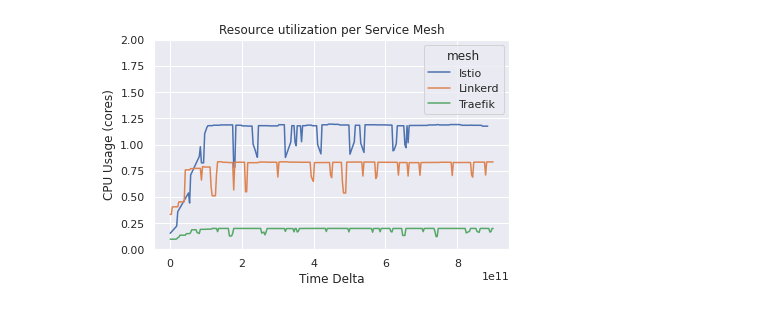
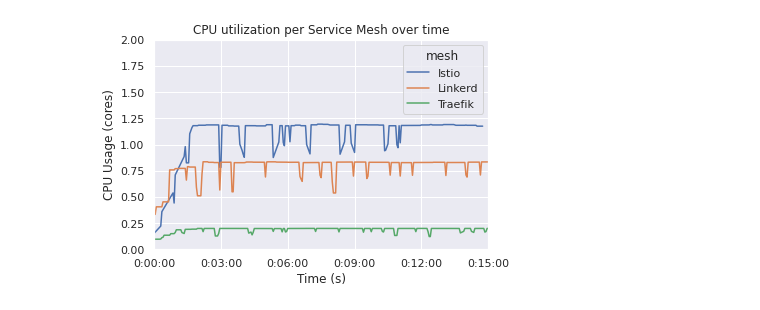
Before and after one commit to RichardBieringa/mesh-bench, a Jupyter notebook: viz/11_resource_usage.ipynb, the cells around one changed output. Cells and saved outputs as stored; diff of their text form; code cells hidden in the pictures.

```diff
--- a/viz/11_resource_usage.ipynb
+++ b/viz/11_resource_usage.ipynb
@@ -189,41 +136,54 @@ for i, m in enumerate(mesh_configs):
 # %%
 """
-PLOT: Boxplot CPU usage by mesh
+PLOT:Line CPU usage by mesh
 Desc:
 """
 
-file_name = f"{file_prefix}-resource.pdf"
-plot_title = "Resource utilization per Service Mesh"
+
+
+file_name = f"{file_prefix}-line-cpu.pdf"
+plot_title = "CPU utilization per Service Mesh over time"
 
 fig, ax = plt.subplots()
 
 
 data = exp[exp["container"] != "fortio"]
 data = data[data["mesh"] != "Cilium"]
 
 # Adds time delta per experiment
-data["delta"] = data.sort_values(["mesh", "date"]).groupby("mesh")["date"].transform(lambda x: x - x.min())
+# data["delta"] = data.sort_values(["mesh", "date"]).groupby("mesh")["date"].transform(lambda x: x - x.min())
 data["mem"] /= 1000
 
 sns.lineplot(data=data, x="delta", y="cpu", hue="mesh", ax=ax)
 
 # Labels
 ax.set_ylabel("CPU Usage (cores)")
-ax.set_xlabel("Time Delta")
+ax.set_xlabel("Time (s)")
 ax.set_title(plot_title)
 
+ax.set_xlim(0, 15 * 60 * 10e8)
 ax.set_ylim(0, 2)
+
+def timeTicks(x, pos):
+    seconds = x / 10**9 # convert nanoseconds to seconds
+    # create datetime object because its string representation is alright
+    d = datetime.timedelta(seconds=seconds)
+    return str(d)
+
+formatter = ticker.FuncFormatter(timeTicks)
+ax.xaxis.set_major_formatter(formatter)
+ax.xaxis.set_major_locator(ticker.LinearLocator(numticks=6))
 
 # ax.set_xscale("log")
 
 # Second plot with cumulative density
 # ax2 = ax.twinx()
 # ax2.set_alpha(0.5)
 # ax2.grid(False)
 # sns.lineplot(data=data, x="delta", y="mem", hue="mesh", ax=ax)
 # # ax2.get_legend().remove()
 
 fig.tight_layout()
-# fig.savefig(plot_dir / file_name)
+fig.savefig(plot_dir / file_name)
 # %% [output]
-[figure, old version]
+[figure, new version]
```
Also changed, not shown: parts of 7 cells of this notebook, 4 other files.
